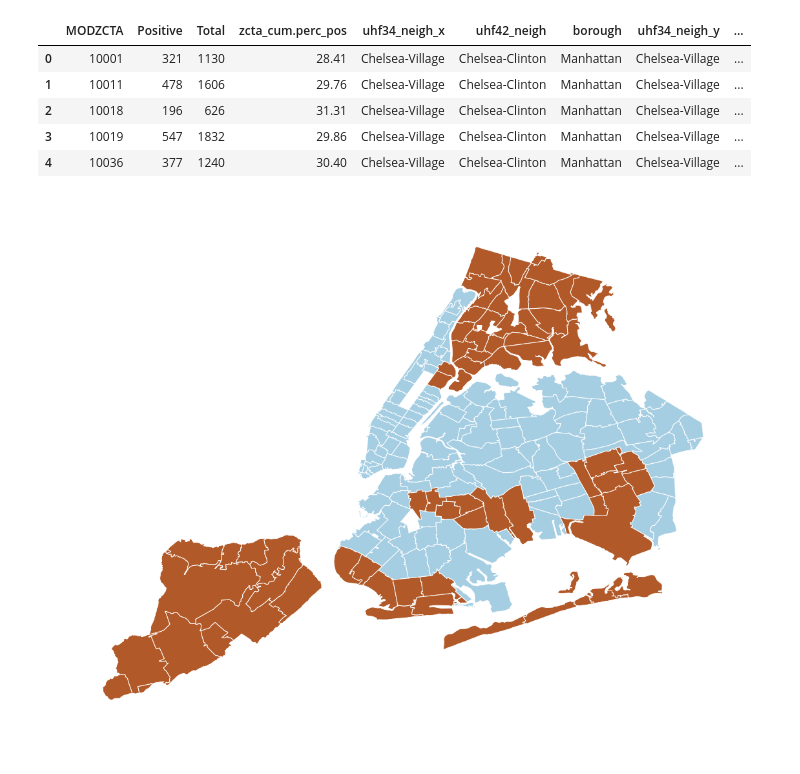
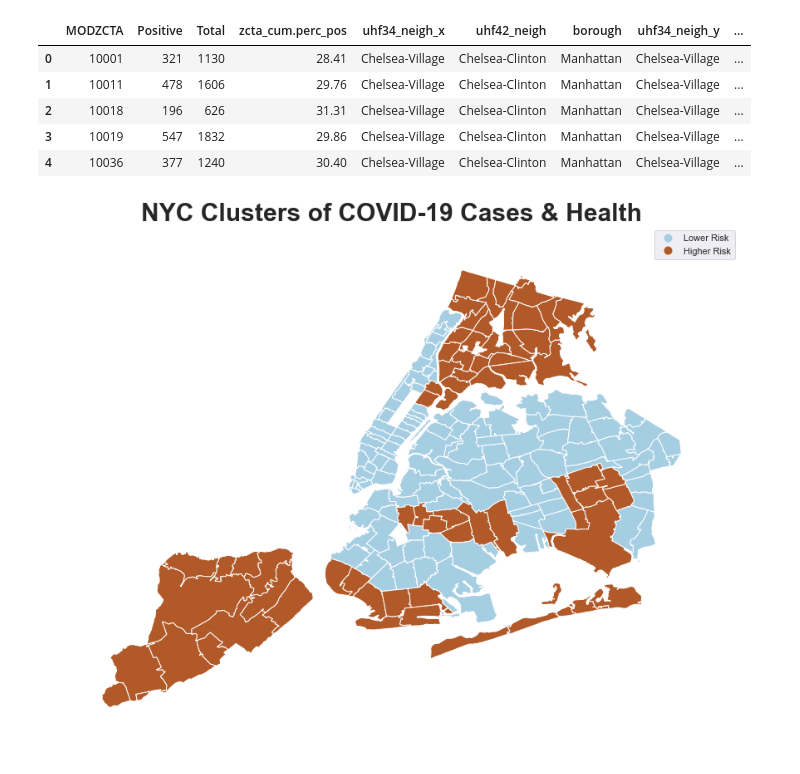
Before and after one commit to nqtri/mit_covid19_challenge, a Jupyter notebook: nyc_covid19_vs_health.ipynb, the cells around one changed output. Saved outputs shown, nothing was run; the diff lists cells and outputs as text; code cells hidden in the pictures.

```diff
--- a/nyc_covid19_vs_health.ipynb
+++ b/nyc_covid19_vs_health.ipynb
@@ -611,4 +611,7 @@ case_per_MODZCTA.head()
 nyc_map = gpd.read_file('data/Geography-resources/MODZCTA_2010_WGS1984.geo.json')
 
 nyc_map = nyc_map.merge(case_per_MODZCTA, left_on = 'MODZCTA', right_on = 'MODZCTA')
+# %%
+nyc_map['coords'] = nyc_map['geometry'].apply(lambda x: x.centroid.coords[:])
+nyc_map['coords'] = [coords[0] for coords in nyc_map['coords']]
 # %%
@@ -616,9 +619,25 @@ nyc_map = nyc_map.merge(case_per_MODZCTA, left_on = 'MODZCTA', right_on = 'MODZC
 
 crs = {'init': 'epsg:4326'}
 gdf = gpd.GeoDataFrame(nyc_map, crs=crs, geometry=nyc_map['geometry'])
-# %%
-geoplot.choropleth(gdf, hue=gdf['cluster'], cmap='Paired',figsize=(20, 20))
-
-plt.show()
-# %% [output]
-[figure, removed]
+# %%
+import mapclassify as mc
+
+scheme = mc.Quantiles(gdf['cluster'], k=2)
+
+geoplot.choropleth(gdf, hue='cluster',scheme = scheme, cmap='Paired',legend=True,legend_values = [0,1],
+                        legend_labels = ['Lower Risk', 'Higher Risk'],
+                        figsize=(15, 15))
+
+# for i, row in gdf.iterrows():
+
+#     if not i % 10:
+#         hue = gdf['cluster']
+
+#         plt.text(s=row['uhf34_neigh_x'], x = row['coords'][0], y = row['coords'][1],
+#                 horizontalalignment='center', fontdict = {'family': 'sans-serif','color':  'black','weight': 'normal'})
+
+plt.title("NYC Clusters of COVID-19 Cases & Health",fontdict = {'weight': 'bold', 'size': 30})
+
+plt.show()
+# %% [output]
+[figure, added]
```
Also changed, not shown: parts of 1 cell of this notebook.
